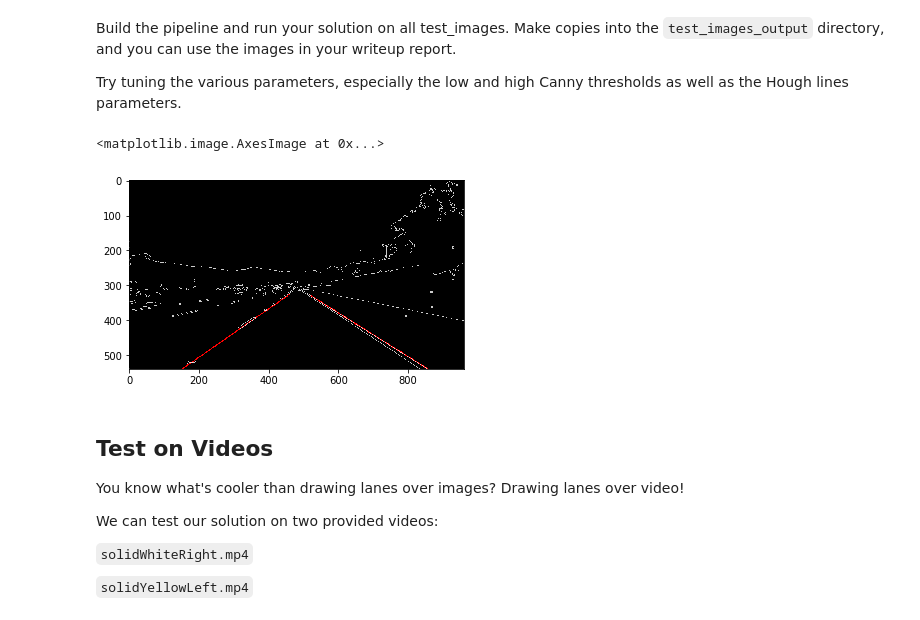
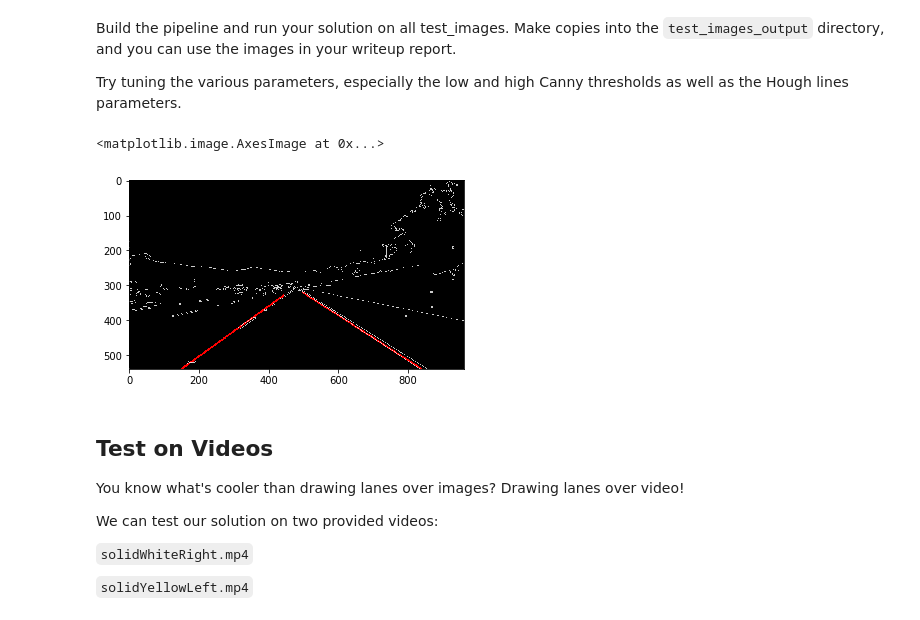
Before and after one commit to minkvsky/CarND-LaneLines-P1, a Jupyter notebook: P1.ipynb, the cells around one changed output. Drawn from its saved outputs; the diff is of its cells as text; code cells hidden in the pictures.

```diff
--- a/P1.ipynb
+++ b/P1.ipynb
@@ -124,7 +124,7 @@ def region_of_interest(img, vertices):
     return masked_image
 
 
-def draw_lines(img, lines, color=[255, 0, 0], thickness=2):
+def draw_lines(img, lines, color=[255, 0, 0], thickness=4):
     """
     NOTE: this is the function you might want to use as a starting point once you want to
     average/extrapolate the line segments you detect to map out the full
@@ -284,30 +330,30 @@ Try tuning the various parameters, especially the low and high Canny thresholds
 # %%
 # TODO: Build your pipeline that will draw lane lines on the test_images
 # then save them to the test_images_output directory.
 gray = grayscale(image)
 kernel_size = 5
 blur_gray = gaussian_blur(gray, kernel_size)
 low_threshold = 50
 high_threshold = 150
 edges = canny(blur_gray, low_threshold, high_threshold)
 
 imshape = gray.shape
 vertices = np.array([[(0,imshape[0]),(440, 330), (500, 320), (imshape[1],imshape[0])]], dtype=np.int32)
 masked_edges = region_of_interest(edges, vertices)
 
-rho = 1
+rho = 2
 theta = np.pi/180
-threshold = 1
-min_line_len = 4
-max_line_gap = 4
+threshold = 15
+min_line_len = 20
+max_line_gap = 40
 line_img = hough_lines(masked_edges, rho, theta, threshold, min_line_len, max_line_gap)
 initial_img = np.dstack((edges, edges, edges))
 lines_edges = weighted_img(line_img, initial_img, α=0.8, β=1., λ=0.)
 cv2.imwrite('test_images_output/test_images.jpg', lines_edges)
 plt.imshow(lines_edges)
 # %% [output]
 <matplotlib.image.AxesImage at 0x...>
-[figure, old version]
+[figure, new version]
 # %% [markdown]
 ## Test on Videos
 
```
Also changed, not shown: parts of 6 cells of this notebook.
